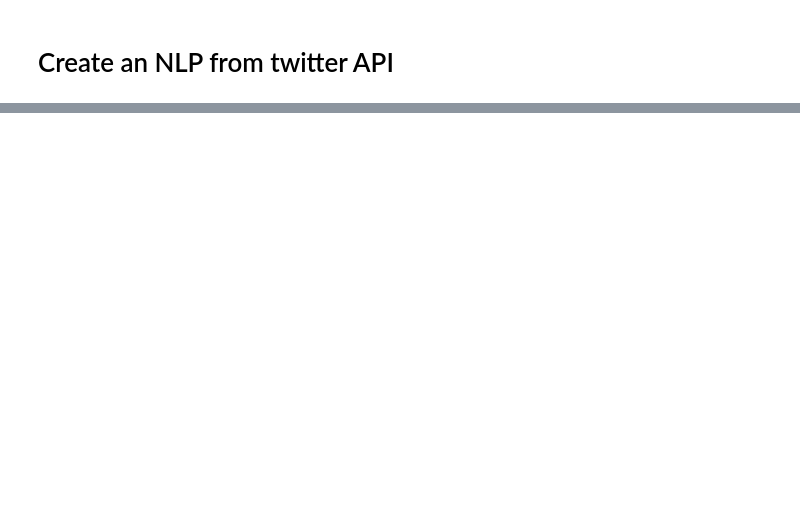
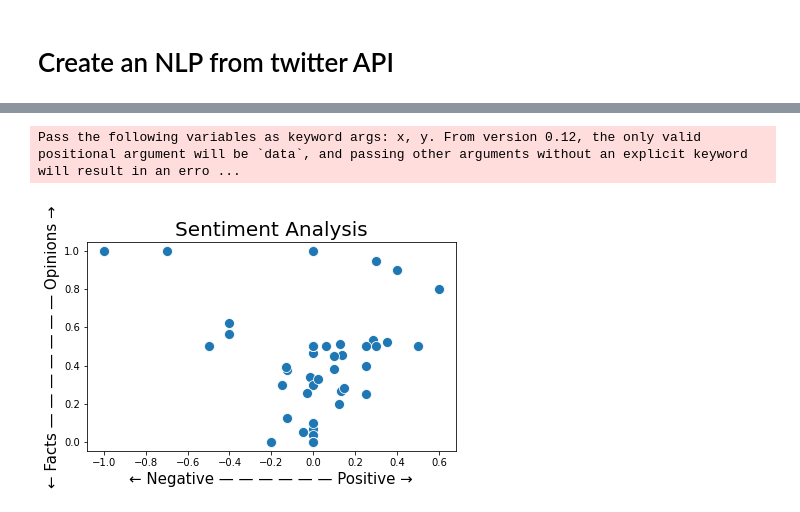
Before and after one commit to Harsh-2420/spotify, a Jupyter notebook: code/jupyter/twitter.ipynb, the cells around one changed output, grey strips where cells are left out. Drawn from its saved outputs; the diff is of its cells as text; code cells hidden in the pictures; blank space fills up the shorter version.

Commit message:
added sentiment analysis

```diff
--- a/code/jupyter/twitter.ipynb
+++ b/code/jupyter/twitter.ipynb
@@ -262,0 +273,13 @@ error: bad character range ⁰-9 at position 18
+# %%
+
+polarity = lambda x: TextBlob(x).sentiment.polarity
+subjectivity = lambda x: TextBlob(x).sentiment.subjectivity
+# %%
+import numpy as np
+
+tweet_polarity = np.zeros(len(tweet_list[0]))
+tweet_subjectivity = np.zeros(len(tweet_list[0]))
+
+for idx, tweet in enumerate(tweet_list[0]):
+    tweet_polarity[idx] = polarity(tweet)
+    tweet_subjectivity[idx] = subjectivity(tweet)
@@ -262,0 +289,13 @@ error: bad character range ⁰-9 at position 18
+# %%
+sns.scatterplot(tweet_polarity, # X-axis
+                tweet_subjectivity,  # Y-axis
+                s=100);
+
+
+plt.title("Sentiment Analysis", fontsize = 20)
+plt.xlabel('← Negative — — — — — — Positive →', fontsize=15)
+plt.ylabel('← Facts — — — — — — — Opinions →', fontsize=15)
+plt.tight_layout()
+# %% [output]
+Pass the following variables as keyword args: x, y. From version 0.12, the only valid positional argument will be `data`, and passing other arguments without an explicit keyword will result in an erro ...
+[figure, added]
```
Also changed, not shown: parts of 15 cells of this notebook, 3 other files.
